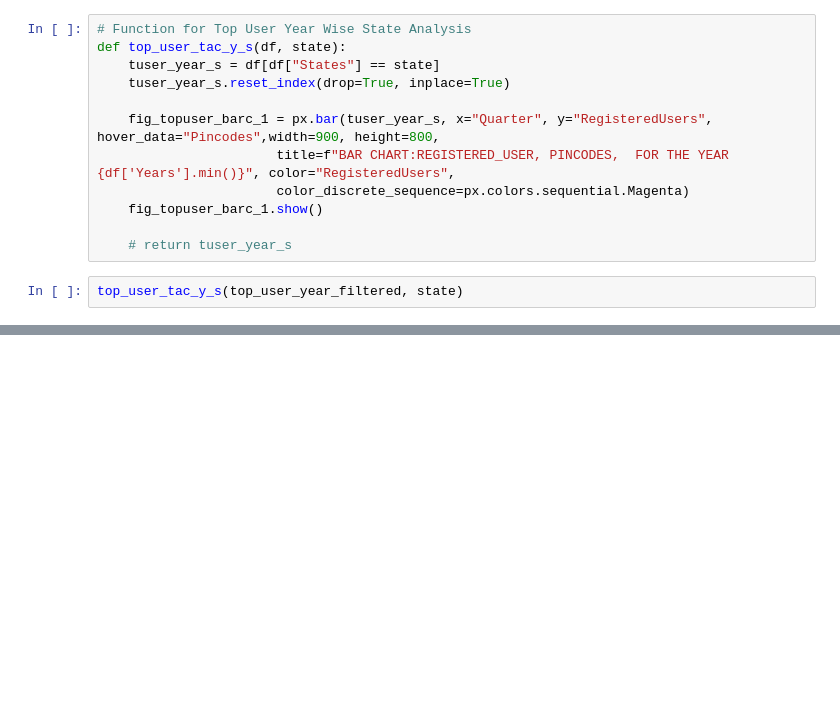
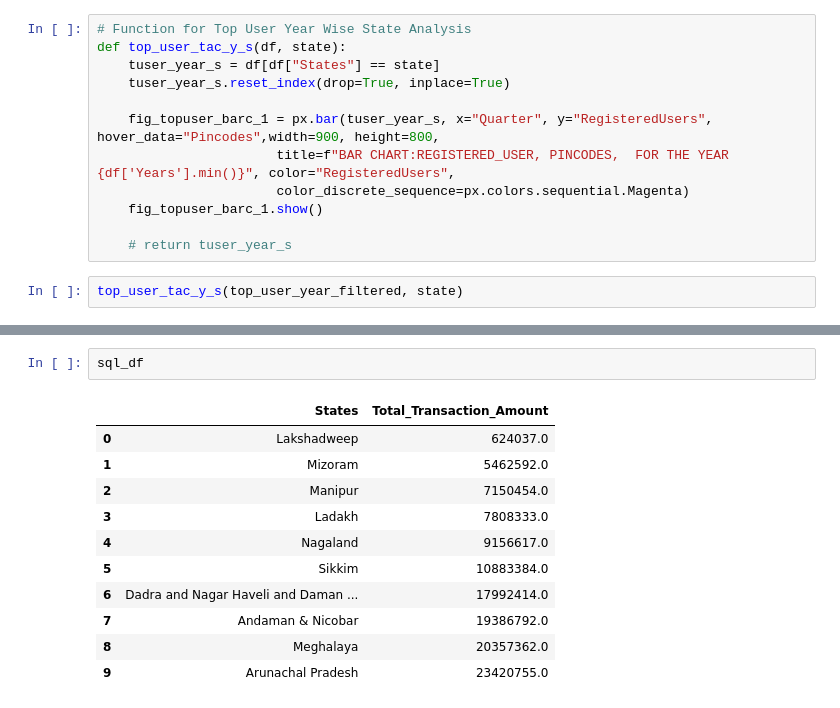
Before and after one commit to Akellesh/Phonepe-Pulse-Data-Visualization-and-Exploration, a Jupyter notebook: data_reterival_Visualization.ipynb, the cells around one changed output, grey strips where cells are left out. Drawn from its saved outputs; the diff is of its cells as text; blank space fills up the shorter version.

```diff
--- a/data_reterival_Visualization.ipynb
+++ b/data_reterival_Visualization.ipynb
@@ -956,0 +1071,14 @@ top_user_tac_y_s(top_user_year_filtered, state)
+# %%
+sql_df
+# %% [output]
+|  | States | Total_Transaction_Amount |
+| 0 | Lakshadweep | 624037.0 |
+| 1 | Mizoram | 5462592.0 |
+| 2 | Manipur | 7150454.0 |
+| 3 | Ladakh | 7808333.0 |
+| 4 | Nagaland | 9156617.0 |
+| 5 | Sikkim | 10883384.0 |
+| 6 | Dadra and Nagar Haveli and Daman ... | 17992414.0 |
+| 7 | Andaman & Nicobar | 19386792.0 |
+| 8 | Meghalaya | 20357362.0 |
+| 9 | Arunachal Pradesh | 23420755.0 |
```
Also changed, not shown: parts of 6 cells of this notebook.
